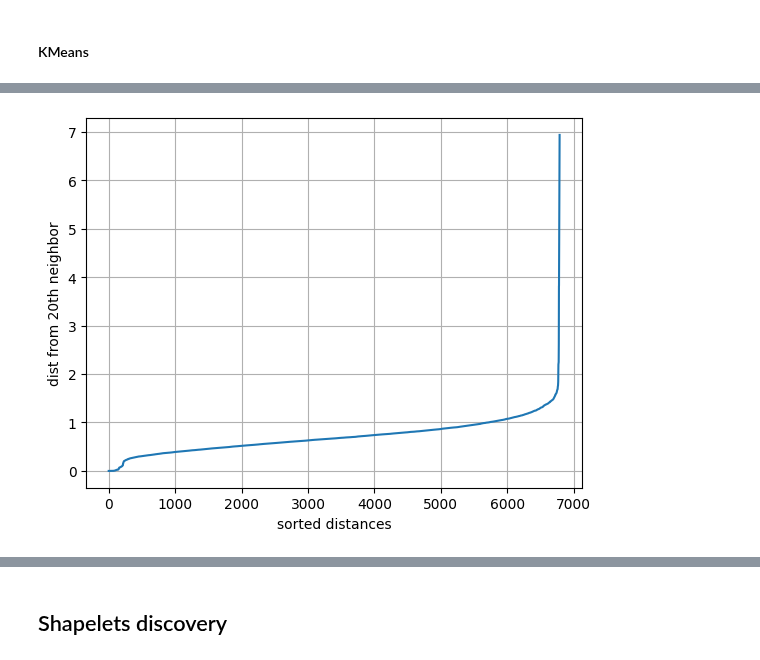
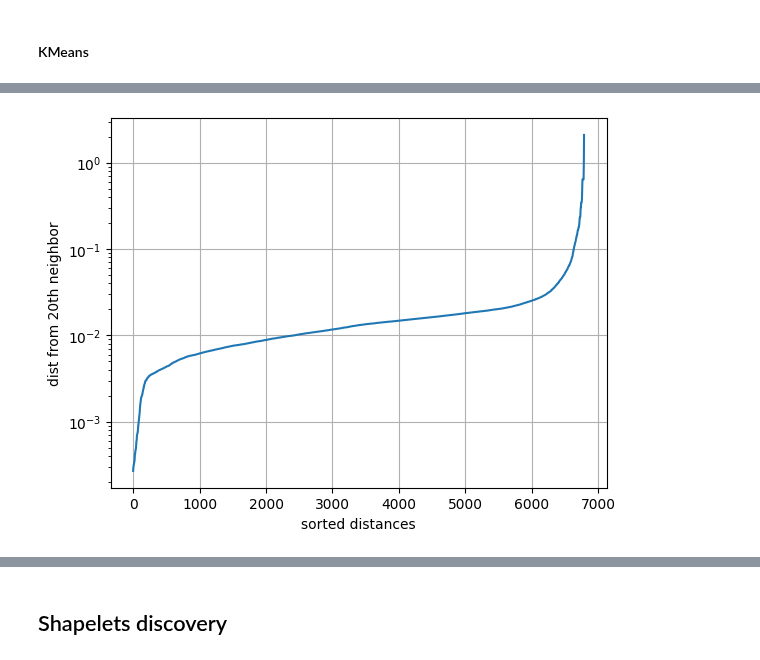
Before and after one commit to federicosilvestri/data-mining, a Jupyter notebook: 4.1_timeseries_analysis.ipynb, the cells around one changed output, grey strips where cells are left out. Drawn from its saved outputs; the diff is of its cells as text; code cells hidden in the pictures.

```diff
--- a/4.1_timeseries_analysis.ipynb
+++ b/4.1_timeseries_analysis.ipynb
@@ -320,7 +398,7 @@ def calculate_features(data):
         "kurtosis": stats.kurtosis(values)
     } for values in data]).astype(float)
 # %%
-features = calculate_features(X_scaled)
+features = MinMaxScaler().fit_transform(calculate_features(X))
 
-features.info()
+features
 # %% [output]
@@ -357,6 +428,8 @@ gridsearch_plot(create_kmeans, params_kmeans, features, ("K", "SSE"))
 # %%
-kmeans = create_kmeans({"k": 6})
+kmeans = create_kmeans({"k": 7})
 kmeans.fit(features)
 
-lg.info(f'SSE: {kmeans_ts.inertia_}')
+lg.info(f'SSE: {kmeans.inertia_}')
+lg.info(f'Silhouette score: {silhouette_score(features, kmeans.labels_)}')
+lg.info(f'CDM: {cdm_metric(features, kmeans.labels_)}')
 # %% [output]
@@ -420,14 +496,16 @@ gridsearch_plot(create_dbscan, params_dbscan, features, ("K", "Silhouette score"
 # %%
 def plot_knee_method(df, k):
     dist = squareform(pdist(df, 'euclidean'))
     kth_distances = [d[np.argsort(d)[k]] for d in dist]
     plt.plot(range(0, len(kth_distances)), sorted(kth_distances))
     plt.ylabel(f'dist from {k}th neighbor')
     plt.xlabel('sorted distances')
     plt.grid(True)
+    plt.yscale("log")
     plt.show()
 
-plot_knee_method(features, 20)
+k = 20
+plot_knee_method(features, k)
 # %% [output]
-[figure, old version]
+[figure, new version]
 # %%
```
Also changed, not shown: parts of 36 cells of this notebook.
